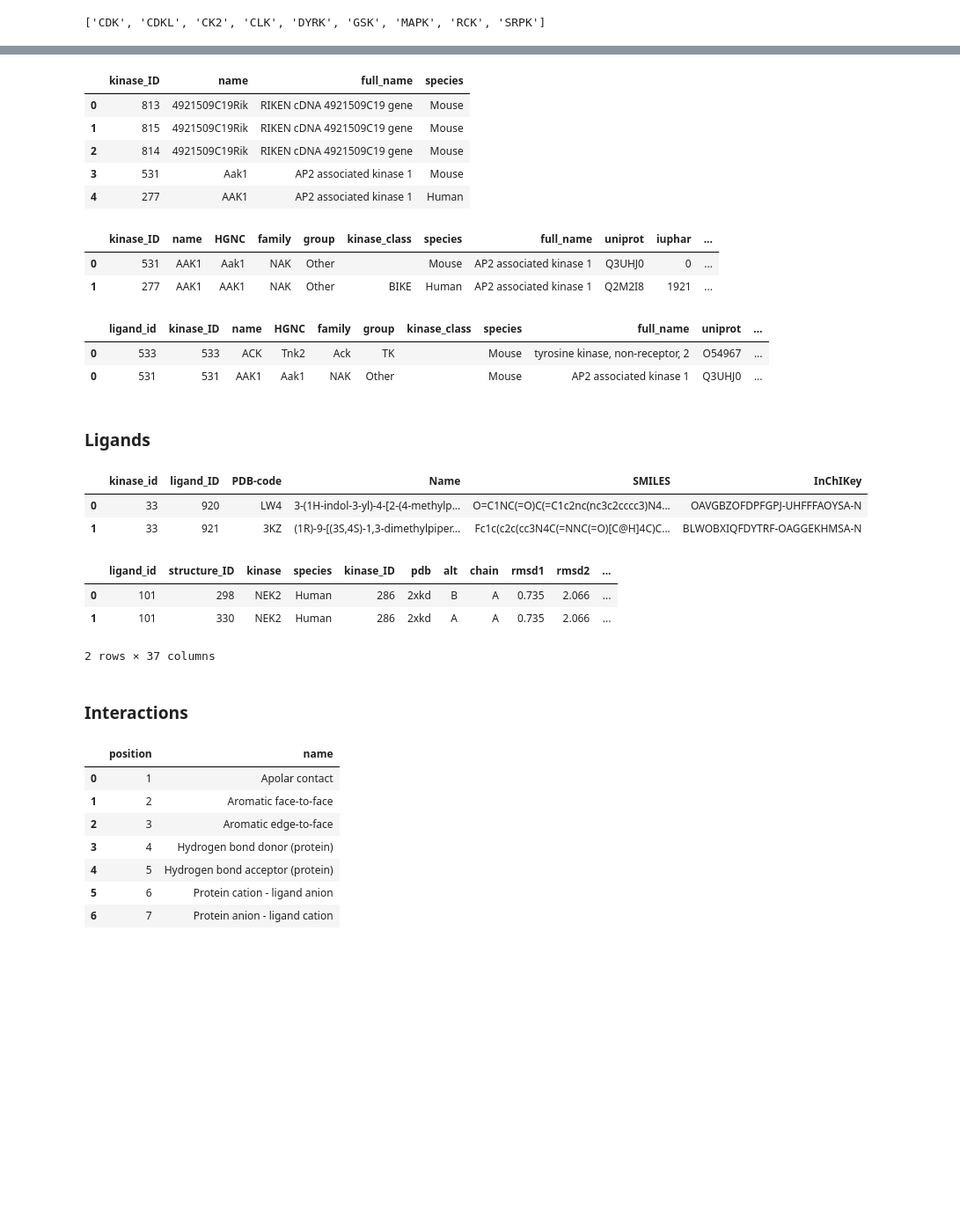
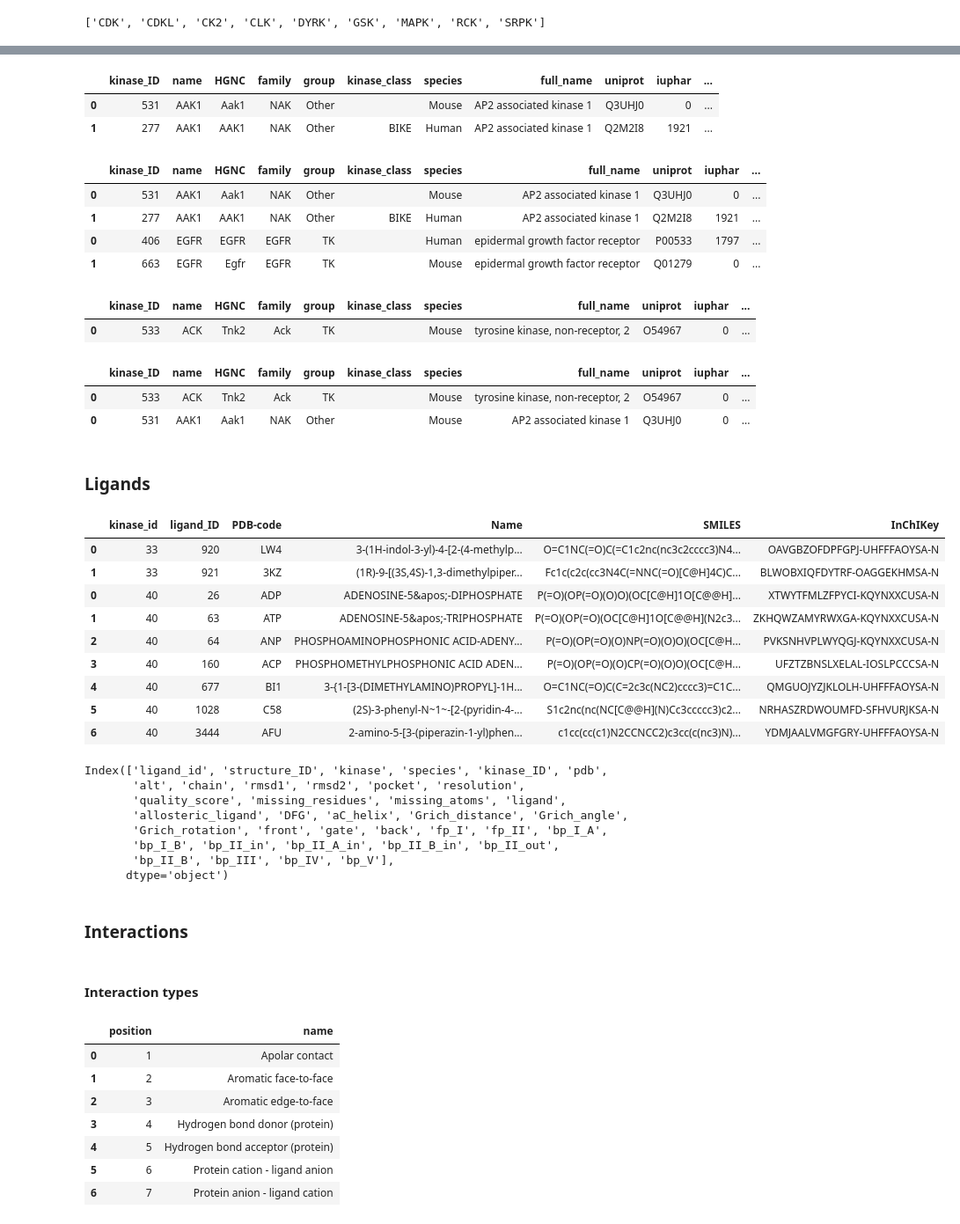
Before and after one commit to volkamerlab/klifs_utils, a Jupyter notebook: docs/tutorial.ipynb, the cells around one changed output, grey strips where cells are left out. Shown: that part at 88% size. Drawn from its saved outputs; the diff is of its cells as text; code cells hidden in the pictures; blank space fills up the shorter version.

```diff
--- a/docs/tutorial.ipynb
+++ b/docs/tutorial.ipynb
@@ -31,41 +46,58 @@ len(klifs.remote.kinases.kinase_families())
 # %%
-klifs.remote.kinases.kinase_names().head()
+klifs.remote.kinases.kinases_from_kinase_names(kinase_names='Aak1')
 # %% [output]
-|  | kinase_ID | name | full_name | species |
-| 0 | 813 | 4921509C19Rik | RIKEN cDNA 4921509C19 gene | Mouse |
-| 1 | 815 | 4921509C19Rik | RIKEN cDNA 4921509C19 gene | Mouse |
-| 2 | 814 | 4921509C19Rik | RIKEN cDNA 4921509C19 gene | Mouse |
-| 3 | 531 | Aak1 | AP2 associated kinase 1 | Mouse |
-| 4 | 277 | AAK1 | AP2 associated kinase 1 | Human |
+|  | kinase_ID | name | HGNC | family | group | kinase_class | species | full_name | uniprot | iuphar | ... |
+| 0 | 531 | AAK1 | Aak1 | NAK | Other |  | Mouse | AP2 associated kinase 1 | Q3UHJ0 | 0 | ... |
+| 1 | 277 | AAK1 | AAK1 | NAK | Other | BIKE | Human | AP2 associated kinase 1 | Q2M2I8 | 1921 | ... |
 # %%
-klifs.remote.kinases.kinase_from_kinase_name('Aak1')
+klifs.remote.kinases.kinases_from_kinase_names(kinase_names=['Aak1', 'EGFR'])
 # %% [output]
 |  | kinase_ID | name | HGNC | family | group | kinase_class | species | full_name | uniprot | iuphar | ... |
 | 0 | 531 | AAK1 | Aak1 | NAK | Other |  | Mouse | AP2 associated kinase 1 | Q3UHJ0 | 0 | ... |
 | 1 | 277 | AAK1 | AAK1 | NAK | Other | BIKE | Human | AP2 associated kinase 1 | Q2M2I8 | 1921 | ... |
+| 0 | 406 | EGFR | EGFR | EGFR | TK |  | Human | epidermal growth factor receptor | P00533 | 1797 | ... |
+| 1 | 663 | EGFR | Egfr | EGFR | TK |  | Mouse | epidermal growth factor receptor | Q01279 | 0 | ... |
+# %%
+klifs.remote.kinases.kinases_from_kinase_ids(kinase_ids=533)
+# %% [output]
+|  | kinase_ID | name | HGNC | family | group | kinase_class | species | full_name | uniprot | iuphar | ... |
+| 0 | 533 | ACK | Tnk2 | Ack | TK |  | Mouse | tyrosine kinase, non-receptor, 2 | O54967 | 0 | ... |
 # %%
-klifs.remote.kinases.kinase_from_kinase_ids([533, 531])
+klifs.remote.kinases.kinases_from_kinase_ids(kinase_ids=[533, 531])
 # %% [output]
-|  | ligand_id | kinase_ID | name | HGNC | family | group | kinase_class | species | full_name | uniprot | ... |
-| 0 | 533 | 533 | ACK | Tnk2 | Ack | TK |  | Mouse | tyrosine kinase, non-receptor, 2 | O54967 | ... |
-| 0 | 531 | 531 | AAK1 | Aak1 | NAK | Other |  | Mouse | AP2 associated kinase 1 | Q3UHJ0 | ... |
+|  | kinase_ID | name | HGNC | family | group | kinase_class | species | full_name | uniprot | iuphar | ... |
+| 0 | 533 | ACK | Tnk2 | Ack | TK |  | Mouse | tyrosine kinase, non-receptor, 2 | O54967 | 0 | ... |
+| 0 | 531 | AAK1 | Aak1 | NAK | Other |  | Mouse | AP2 associated kinase 1 | Q3UHJ0 | 0 | ... |
 # %% [markdown]
 ### Ligands
 # %%
-klifs.remote.ligands.ligand_ids(33)
+klifs.remote.ligands.ligands_from_kinase_ids(kinase_ids=[33, 40])
 # %% [output]
 |  | kinase_id | ligand_ID | PDB-code | Name | SMILES | InChIKey |
 | 0 | 33 | 920 | LW4 | 3-(1H-indol-3-yl)-4-[2-(4-methylp... | O=C1NC(=O)C(=C1c2nc(nc3c2cccc3)N4... | OAVGBZOFDPFGPJ-UHFFFAOYSA-N |
 | 1 | 33 | 921 | 3KZ | (1R)-9-[(3S,4S)-1,3-dimethylpiper... | Fc1c(c2c(cc3N4C(=NNC(=O)[C@H]4C)C... | BLWOBXIQFDYTRF-OAGGEKHMSA-N |
+| 0 | 40 | 26 | ADP | ADENOSINE-5&apos;-DIPHOSPHATE | P(=O)(OP(=O)(O)O)(OC[C@H]1O[C@@H]... | XTWYTFMLZFPYCI-KQYNXXCUSA-N |
+| 1 | 40 | 63 | ATP | ADENOSINE-5&apos;-TRIPHOSPHATE | P(=O)(OP(=O)(OC[C@H]1O[C@@H](N2c3... | ZKHQWZAMYRWXGA-KQYNXXCUSA-N |
+| 2 | 40 | 64 | ANP | PHOSPHOAMINOPHOSPHONIC ACID-ADENY... | P(=O)(OP(=O)(O)NP(=O)(O)O)(OC[C@H... | PVKSNHVPLWYQGJ-KQYNXXCUSA-N |
+| 3 | 40 | 160 | ACP | PHOSPHOMETHYLPHOSPHONIC ACID ADEN... | P(=O)(OP(=O)(O)CP(=O)(O)O)(OC[C@H... | UFZTZBNSLXELAL-IOSLPCCCSA-N |
+| 4 | 40 | 677 | BI1 | 3-{1-[3-(DIMETHYLAMINO)PROPYL]-1H... | O=C1NC(=O)C(C=2c3c(NC2)cccc3)=C1C... | QMGUOJYZJKLOLH-UHFFFAOYSA-N |
+| 5 | 40 | 1028 | C58 | (2S)-3-phenyl-N~1~-[2-(pyridin-4-... | S1c2nc(nc(NC[C@@H](N)Cc3ccccc3)c2... | NRHASZRDWOUMFD-SFHVURJKSA-N |
+| 6 | 40 | 3444 | AFU | 2-amino-5-[3-(piperazin-1-yl)phen... | c1cc(cc(c1)N2CCNCC2)c3cc(c(nc3)N)... | YDMJAALVMGFGRY-UHFFFAOYSA-N |
 # %%
-klifs.remote.ligands.structure_ids(ligand_ids=101)
+klifs.remote.ligands.structures_from_ligand_ids(ligand_ids=[101, 920]).columns
 # %% [output]
-|  | ligand_id | structure_ID | kinase | species | kinase_ID | pdb | alt | chain | rmsd1 | rmsd2 | ... |
-| 0 | 101 | 298 | NEK2 | Human | 286 | 2xkd | B | A | 0.735 | 2.066 | ... |
-| 1 | 101 | 330 | NEK2 | Human | 286 | 2xkd | A | A | 0.735 | 2.066 | ... |
-2 rows × 37 columns
+Index(['ligand_id', 'structure_ID', 'kinase', 'species', 'kinase_ID', 'pdb',
+       'alt', 'chain', 'rmsd1', 'rmsd2', 'pocket', 'resolution',
+       'quality_score', 'missing_residues', 'missing_atoms', 'ligand',
+       'allosteric_ligand', 'DFG', 'aC_helix', 'Grich_distance', 'Grich_angle',
+       'Grich_rotation', 'front', 'gate', 'back', 'fp_I', 'fp_II', 'bp_I_A',
+       'bp_I_B', 'bp_II_in', 'bp_II_A_in', 'bp_II_B_in', 'bp_II_out',
+       'bp_II_B', 'bp_III', 'bp_IV', 'bp_V'],
+      dtype='object')
 # %% [markdown]
 ### Interactions
+# %% [markdown]
+#### Interaction types
 # %%
 klifs.remote.interactions.interaction_types()
 # %% [output]
```
Also changed, not shown: parts of 44 cells of this notebook.
